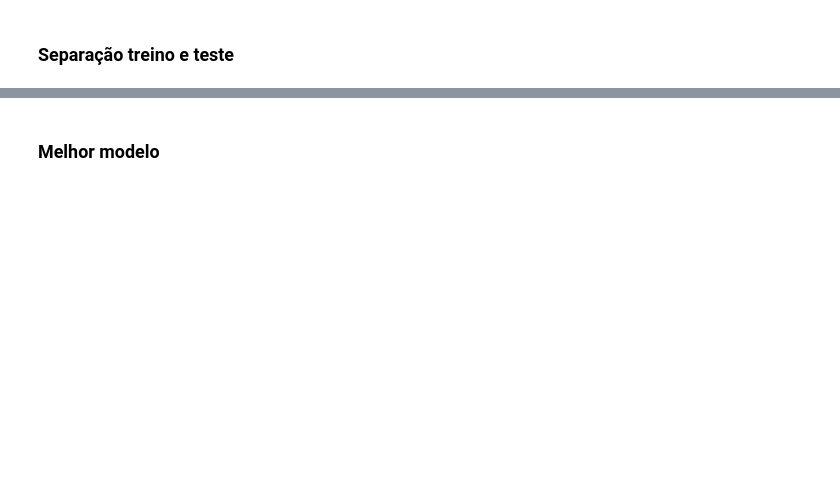
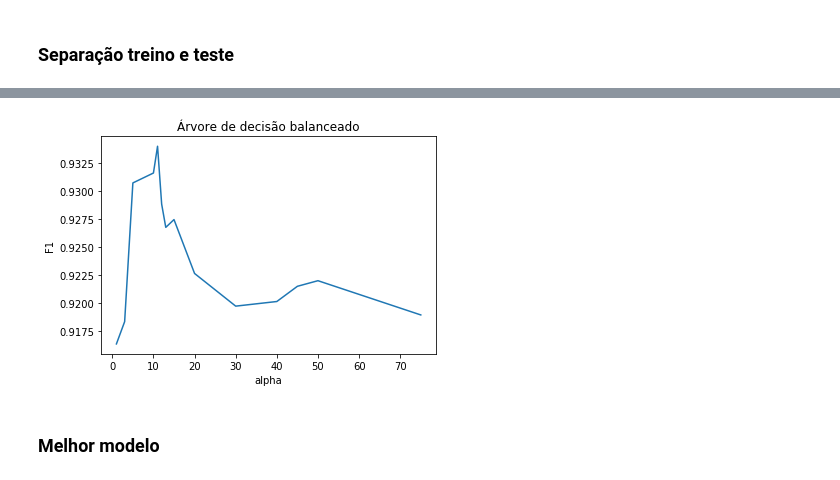
Before and after one commit to luizcz/aprendizado_maquina, a Jupyter notebook: classificacao/Classificação.ipynb, the cells around one changed output, grey strips where cells are left out. Saved outputs shown, nothing was run; the diff lists cells and outputs as text; code cells hidden in the pictures; blank space fills up the shorter version.

```diff
--- a/classificacao/Classificação.ipynb
+++ b/classificacao/Classificação.ipynb
@@ -113,3 +141,7 @@ Text(0,0.5,'f1')
+# %%
+imprimir_f1_alpha(f1_arvores_balanceado, num_arvores, "Árvore de decisão balanceado")
+# %% [output]
+[figure, added]
 # %% [markdown]
 ### Melhor modelo
 # %%
```
Also changed, not shown: parts of 66 cells of this notebook, 1 other file.
